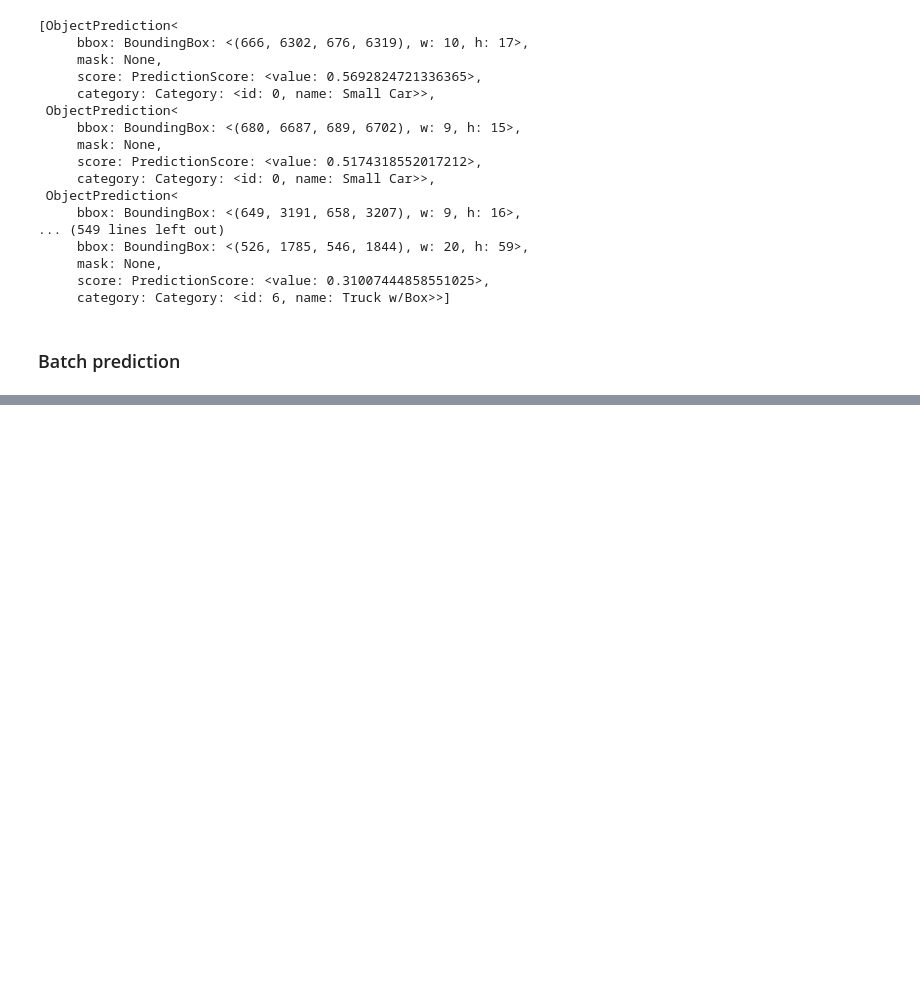
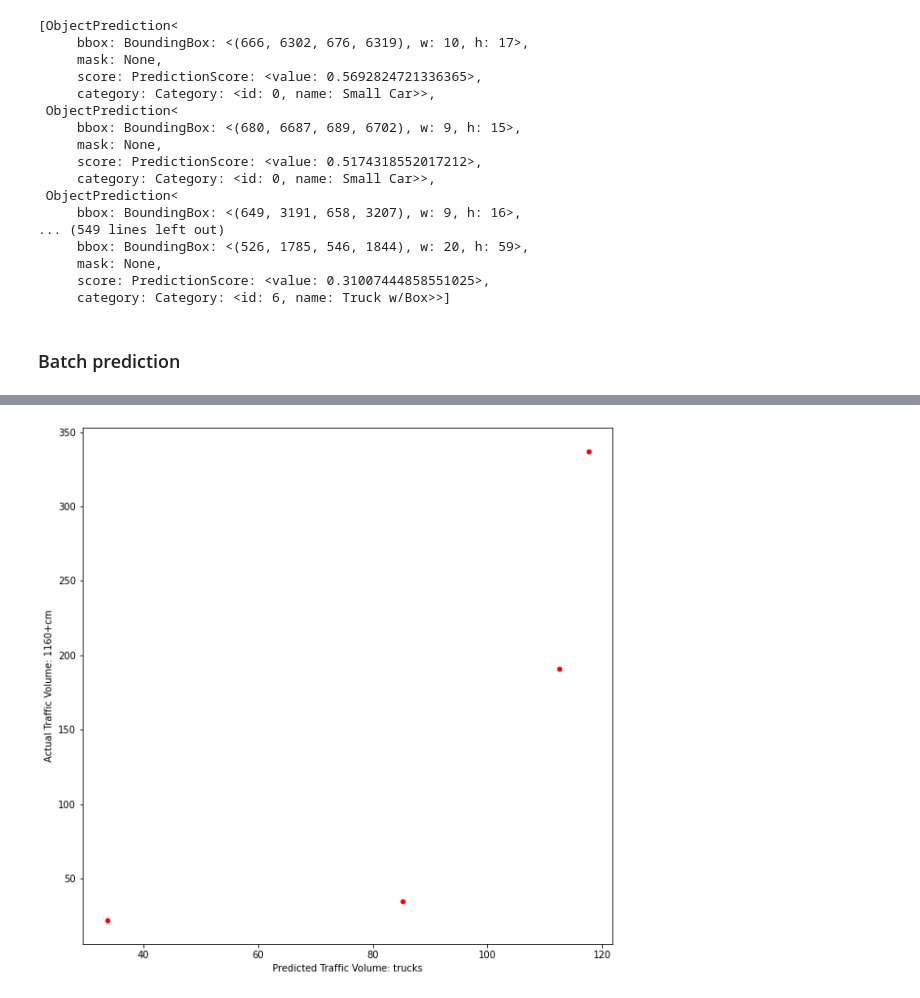
Before and after one commit to JakeRobertBaker/small-object-detection-benchmark, a Jupyter notebook: Inference-Highways.ipynb, the cells around one changed output, grey strips where cells are left out. Cells and saved outputs as stored; diff of their text form; code cells hidden in the pictures; blank space fills up the shorter version.

Commit message:
count results

```diff
--- a/Inference-Highways.ipynb
+++ b/Inference-Highways.ipynb
@@ -152,0 +258,22 @@ len(prediction_list)
+# %%
+full_table = pd.merge(detections, roads_gorund_truth, on='road',how='left')
+# %%
+full_table['time_to_cross_hour'] = full_table.apply(lambda x : x.length_milles/x.avg_mph * 1/2 , axis=1) # add in half since length counts both sides of the road
+full_table['time_to_cross_min'] = full_table.apply(lambda x : x.time_to_cross_hour * 60 , axis=1)
+# %%
+ detection_cols = ['small_car_detections',
+ 'bus_detections',
+ 'pickup_truck_detections',
+ 'utility_truck_detections',
+ 'truck_detections',
+ 'cargo_truck_detections',
+ 'truck_w_box_detections',
+ 'truck_tractor_detections',
+ 'trailer_detections',
+ 'truck_w_flatbed_detections',
+ 'truck_w_liquid_detections',
+ 'all_detections']
+# %%
+for col in detection_cols:
+    pred_col = col.replace('detections', 'pred')
+    full_table[pred_col] = full_table[col] * 15 / full_table['time_to_cross_min']
@@ -152,0 +288,8 @@ len(prediction_list)
+# %%
+fig, ax = plt.subplots(figsize=(10,10))
+full_table.plot('truck_pred','1160+cm', c='red', kind='scatter', ax=ax)
+ax.set_xlabel('Predicted Traffic Volume: trucks')
+ax.set_ylabel('Actual Traffic Volume: 1160+cm')
+plt.show()
+# %% [output]
+[figure, added]
```
Also changed, not shown: parts of 41 cells of this notebook.
